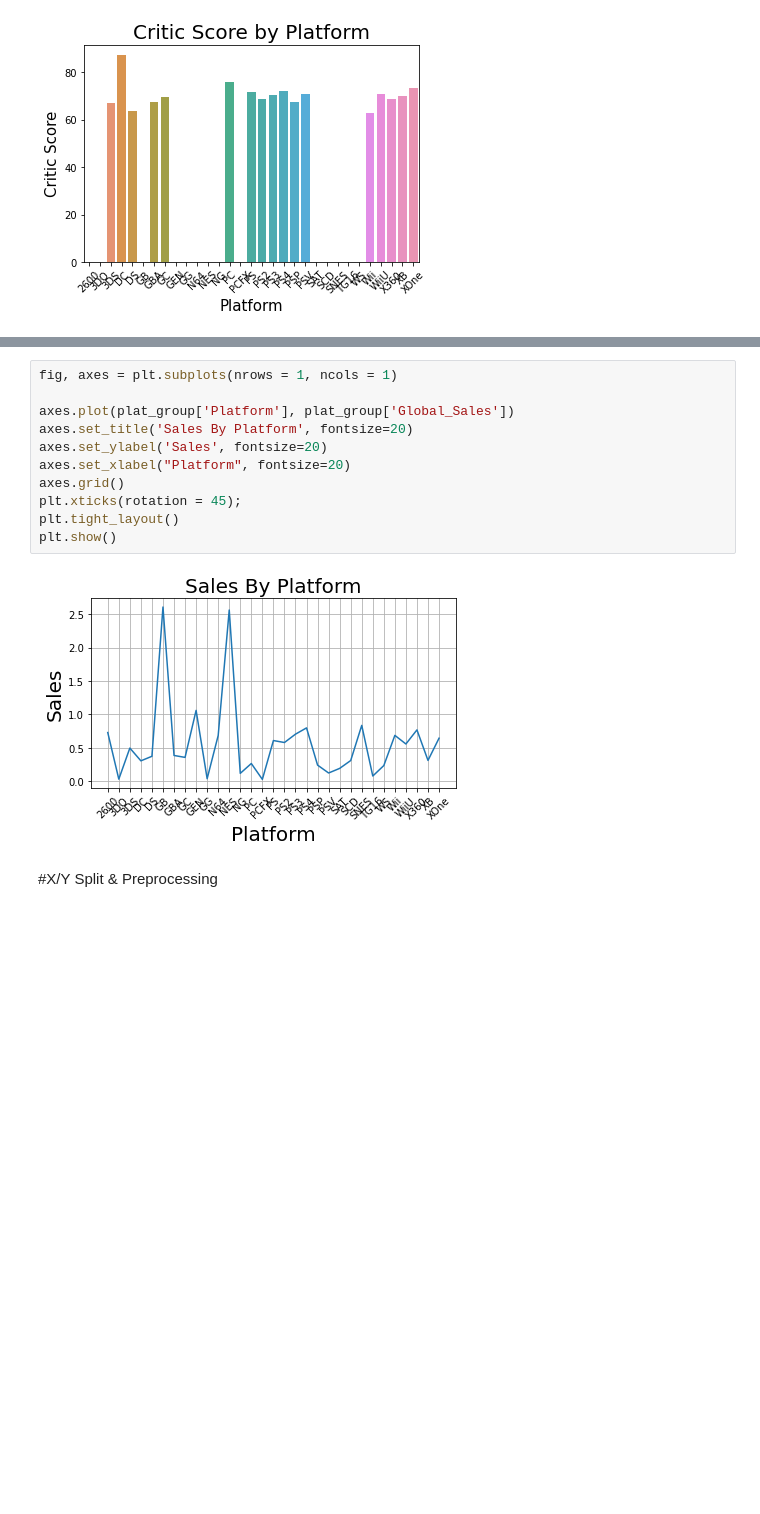
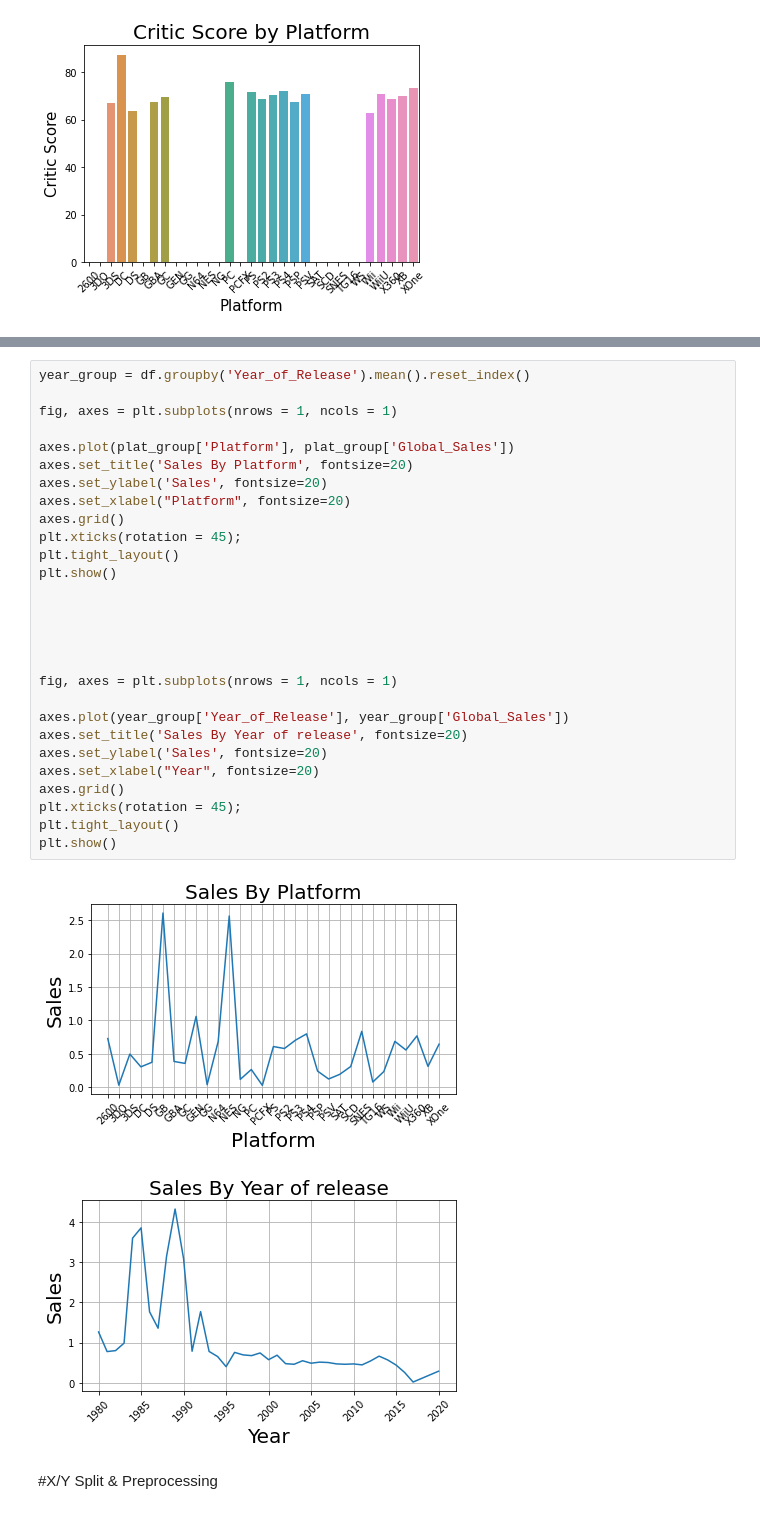
Before and after one commit to AaronRM9416/Platform-Performance-Gaming-, a Jupyter notebook: Platform_Sales.ipynb, the cells around one changed output, grey strips where cells are left out. Saved outputs shown, nothing was run; the diff lists cells and outputs as text; blank space fills up the shorter version.

```diff
--- a/Platform_Sales.ipynb
+++ b/Platform_Sales.ipynb
@@ -147,16 +147,34 @@ plt.xticks(rotation = 45);
 # %%
+year_group = df.groupby('Year_of_Release').mean().reset_index()
+
 fig, axes = plt.subplots(nrows = 1, ncols = 1)
 
 axes.plot(plat_group['Platform'], plat_group['Global_Sales'])
 axes.set_title('Sales By Platform', fontsize=20)
 axes.set_ylabel('Sales', fontsize=20)
 axes.set_xlabel("Platform", fontsize=20)
 axes.grid()
 plt.xticks(rotation = 45);
 plt.tight_layout()
 plt.show()
+
+
+
+
+
+fig, axes = plt.subplots(nrows = 1, ncols = 1)
+
+axes.plot(year_group['Year_of_Release'], year_group['Global_Sales'])
+axes.set_title('Sales By Year of release', fontsize=20)
+axes.set_ylabel('Sales', fontsize=20)
+axes.set_xlabel("Year", fontsize=20)
+axes.grid()
+plt.xticks(rotation = 45);
+plt.tight_layout()
+plt.show()
 # %% [output]
 [figure]
+[figure, added]
 # %% [markdown]
 #X/Y Split & Preprocessing
 # %%
```
Also changed, not shown: parts of 82 cells of this notebook.
